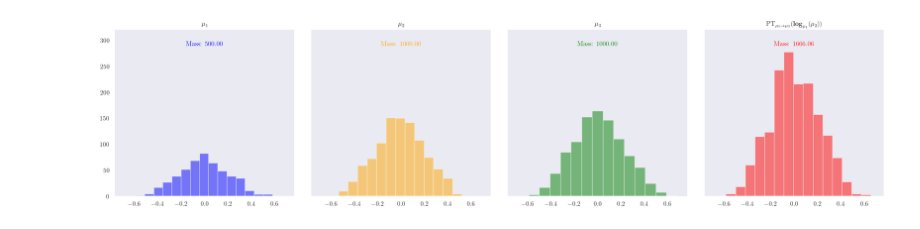
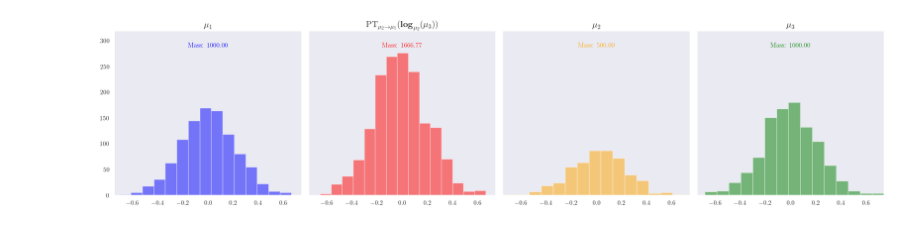
Before and after one commit to TristanSaidi/HKPT, a Jupyter notebook: notebooks/HK_pt.ipynb, the cells around one changed output. Cells and saved outputs as stored; diff of their text form; code cells hidden in the pictures.

```diff
--- a/notebooks/HK_pt.ipynb
+++ b/notebooks/HK_pt.ipynb
@@ -19,8 +19,8 @@ plt.rcParams.update({
     "font.serif": ["Computer Modern Roman"],
 })
 # %%
-n_1 = 500
-n_2 = 1000
+n_1 = 1000
+n_2 = 500
 n_3 = 1000
 
 mean_1 = np.array([0.0])
@@ -50,19 +50,18 @@ mu1 = hkpt.EmpiricalMeasure(data_1, weights=np.ones(n_1))
 mu2 = hkpt.EmpiricalMeasure(data_2, weights=np.ones(n_2))
 mu3 = hkpt.EmpiricalMeasure(data_3, weights=np.ones(n_3))
 
-tangent_12 = hkpt.hk_logarithmic_map(
-    mu1,
+tangent_23 = hkpt.hk_logarithmic_map(
     mu2,
+    mu3,
     allow_approximation=True,
     approximation_mode='barycentric',
 )
 
-
-# parallel transport tangent_12 from mu1 to mu3
-tangent_12_at_mu3, pt_alignment_diag = hkpt.hk_parallel_transport(
+# parallel transport tangent_23 from mu2 to mu1
+tangent_23_at_mu1, pt_alignment_diag = hkpt.hk_parallel_transport(
+    mu2,
     mu1,
-    mu3,
-    tangent_12,
+    tangent_23,
     N = 4,
     return_alignment_diagnostics=True,
 )
@@ -72,19 +71,19 @@ if pt_alignment_diag['alignment_succeeded']:
 else:
     print(f"Parallel transport alignment failed with final alignment error {pt_alignment_diag['nearest_neighbor_distances'].max()}")
 
-mu4_at_mu3 = hkpt.hk_exponential_map(mu3, tangent_12_at_mu3)
+mu3_at_mu1 = hkpt.hk_exponential_map(mu1, tangent_23_at_mu1)
 
 # plot all four measures on the four different subplots in one row as unnormalized histograms with weights from the empirical measures
 fig, axs = plt.subplots(1, 4, figsize=(20, 5), sharey=True)
 axs[0].hist(data_1.flatten(), bins=15, weights=mu1.weights, label=r'$\mu_1$', color='blue', alpha=0.5);
-axs[0].set_title(r'$\mu_1$')
-axs[1].hist(data_2.flatten(), bins=15, weights=mu2.weights, label=r'$\mu_2$', color='orange', alpha=0.5);
-axs[1].set_title(r'$\mu_2$')
-axs[2].hist(data_3.flatten(), bins=15, weights=mu3.weights, label=r'$\mu_3$', color='green', alpha=0.5);
-axs[2].set_title(r'$\mu_3$')
-if mu4_at_mu3 is not None:
-    axs[3].hist(mu4_at_mu3.samples.flatten(), bins=15, weights=mu4_at_mu3.weights, label=r'$\mathrm{PT}_{\mu_1 \rightarrow \mu_3}(\mathbf{log}_{\mu_1}(\mu_2))$', color='red', alpha=0.5);
-    axs[3].set_title(r'$\mathrm{PT}_{\mu_1 \rightarrow \mu_3}(\mathbf{log}_{\mu_1}(\mu_2))$')
+axs[0].set_title(r'$\mu_1$', fontsize=16)
+if mu3_at_mu1 is not None:
+    axs[1].hist(mu3_at_mu1.samples.flatten(), bins=15, weights=mu3_at_mu1.weights, label=r'$\mathrm{PT}_{\mu_2 \rightarrow \mu_1}(\mathbf{log}_{\mu_2}(\mu_3))$', color='red', alpha=0.5);
+    axs[1].set_title(r'$\mathrm{PT}_{\mu_2 \rightarrow \mu_1}(\mathbf{log}_{\mu_2}(\mu_3))$', fontsize=16)
+axs[2].hist(data_2.flatten(), bins=15, weights=mu2.weights, label=r'$\mu_2$', color='orange', alpha=0.5);
+axs[2].set_title(r'$\mu_2$', fontsize=16)
+axs[3].hist(data_3.flatten(), bins=15, weights=mu3.weights, label=r'$\mu_3$', color='green', alpha=0.5);
+axs[3].set_title(r'$\mu_3$', fontsize=16)
 # increase ylim a bit
 plt.ylim(0, plt.ylim()[1] * 1.1)
 
@@ -92,23 +91,23 @@ plt.ylim(0, plt.ylim()[1] * 1.1)
 print(f"mu1 mean: {np.mean(mu1.samples.flatten())}, mu1 var: {np.mean((mu1.samples.flatten() - np.mean(mu1.samples.flatten() ))**2 ) ** 0.5}")
 print(f"mu2 mean: {np.mean(mu2.samples.flatten())}, mu2 var: {np.mean((mu2.samples.flatten() - np.mean(mu2.samples.flatten() ))**2 ) ** 0.5}")
 print(f"mu3 mean: {np.mean(mu3.samples.flatten())}, mu3 var: {np.mean((mu3.samples.flatten() - np.mean(mu3.samples.flatten() ))**2 ) ** 0.5}")
-if mu4_at_mu3 is not None:
-    print(f"mu4_at_mu3 mean: {np.mean(mu4_at_mu3.samples.flatten())}, mu4_at_mu3 var: {np.mean((mu4_at_mu3.samples.flatten() - np.mean(mu4_at_mu3.samples.flatten() ))**2 ) ** 0.5}")
+if mu3_at_mu1 is not None:
+    print(f"mu3_at_mu1 mean: {np.mean(mu3_at_mu1.samples.flatten())}, mu3_at_mu1 var: {np.mean((mu3_at_mu1.samples.flatten() - np.mean(mu3_at_mu1.samples.flatten() ))**2 ) ** 0.5}")
 
 # add text to each subplot with the mass (sum of weights) of each measure
 axs[0].text(0.5, 0.9, f"Mass: {mu1.weights.sum():.2f}", transform=axs[0].transAxes, color='blue', ha='center')
-axs[1].text(0.5, 0.9, f"Mass: {mu2.weights.sum():.2f}", transform=axs[1].transAxes, color='orange', ha='center')
-axs[2].text(0.5, 0.9, f"Mass: {mu3.weights.sum():.2f}", transform=axs[2].transAxes, color='green', ha='center')
-if mu4_at_mu3 is not None:
-    axs[3].text(0.5, 0.9, f"Mass: {mu4_at_mu3.weights.sum():.2f}", transform=axs[3].transAxes, color='red', ha='center')
+axs[2].text(0.5, 0.9, f"Mass: {mu2.weights.sum():.2f}", transform=axs[2].transAxes, color='orange', ha='center')
+axs[3].text(0.5, 0.9, f"Mass: {mu3.weights.sum():.2f}", transform=axs[3].transAxes, color='green', ha='center')
+if mu3_at_mu1 is not None:
+    axs[1].text(0.5, 0.9, f"Mass: {mu3_at_mu1.weights.sum():.2f}", transform=axs[1].transAxes, color='red', ha='center')
 
 all_hist_samples = [
     mu1.samples.flatten(),
     mu2.samples.flatten(),
     mu3.samples.flatten(),
 ]
-if mu4_at_mu3 is not None:
-    all_hist_samples.append(mu4_at_mu3.samples.flatten())
+if mu3_at_mu1 is not None:
+    all_hist_samples.append(mu3_at_mu1.samples.flatten())
 max_abs_x = np.max(np.abs(np.concatenate(all_hist_samples)))
 for ax in axs:
     ax.set_xlim(-max_abs_x, max_abs_x)
@@ -125,12 +124,12 @@ plt.savefig('../Figures/HK_parallel_transport_1d_mass_increase_no_mean_shift.pdf
 print(f"mu1 mass: {mu1.weights.sum()}")
 print(f"mu2 mass: {mu2.weights.sum()}")
 print(f"mu3 mass: {mu3.weights.sum()}")
-if mu4_at_mu3 is not None:
-    print(f"mu4_at_mu3 mass: {mu4_at_mu3.weights.sum()}")
+if mu3_at_mu1 is not None:
+    print(f"mu3_at_mu1 mass: {mu3_at_mu1.weights.sum()}")
 
-# print HK distance between mu1 and mu3, and between mu1 and mu3_at_mu1
-hk_distance_mu1_mu2 = hkpt.hk_distance(mu1, mu2)
-hk_distance_mu3_mu4_at_mu3 = hkpt.hk_distance(mu3, mu4_at_mu3)
-print(f"HK distance between mu1 and mu2: {hk_distance_mu1_mu2}")
-print(f"HK distance between mu3 and mu4_at_mu3: {hk_distance_mu3_mu4_at_mu3}")
+# print HK distance between mu2 and mu3, and between mu1 and mu3_at_mu1
+hk_distance_mu2_mu3 = hkpt.hk_distance(mu2, mu3)
+hk_distance_mu1_mu3_at_mu1 = hkpt.hk_distance(mu1, mu3_at_mu1)
+print(f"HK distance between mu2 and mu3: {hk_distance_mu2_mu3}")
+print(f"HK distance between mu1 and mu3_at_mu1: {hk_distance_mu1_mu3_at_mu1}")
 # %% [output]
@@ -155,2 +154,2 @@ HK distance between mu3 and mu4_at_mu3: 9.342687978717102
-[figure, old version]
+[figure, new version]
 # %%
```
Also changed, not shown: parts of 4 cells of this notebook.
